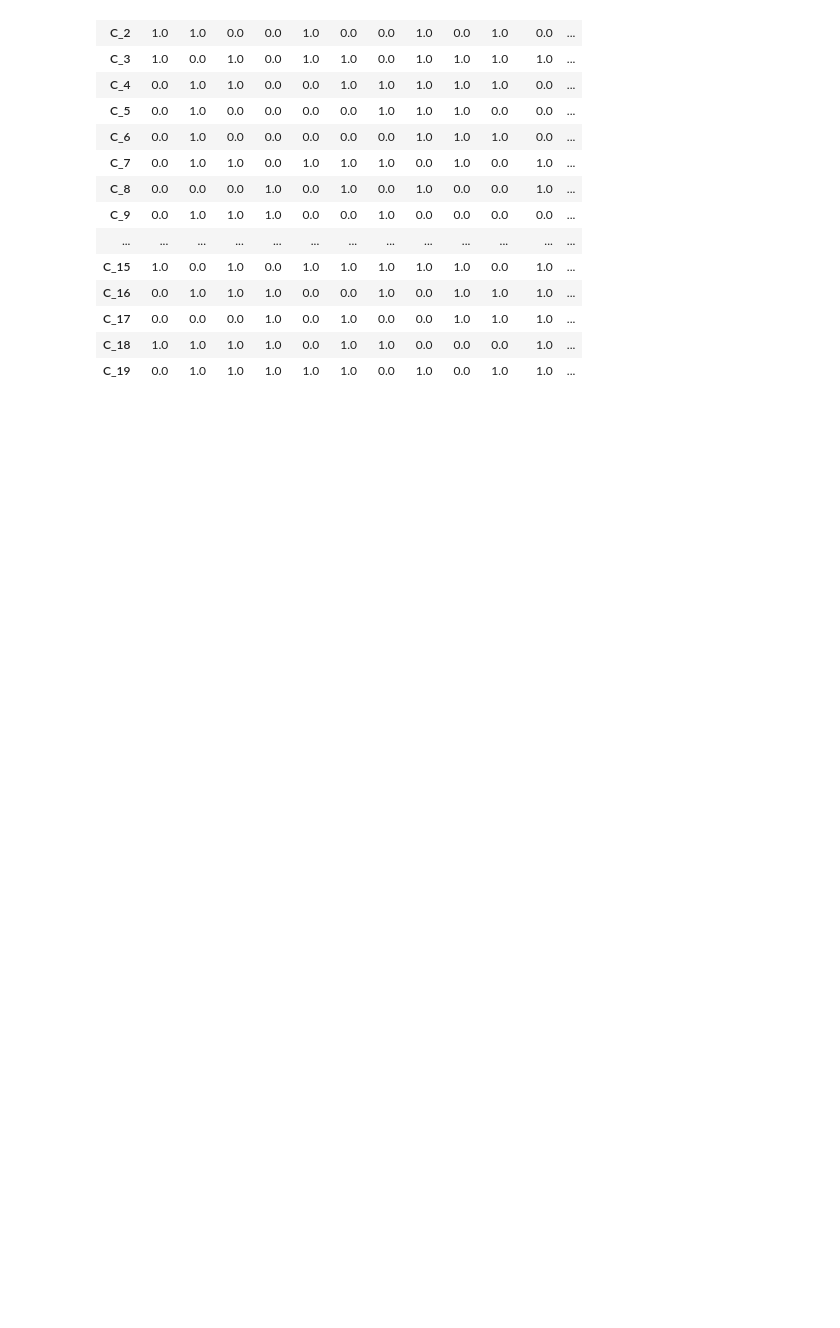
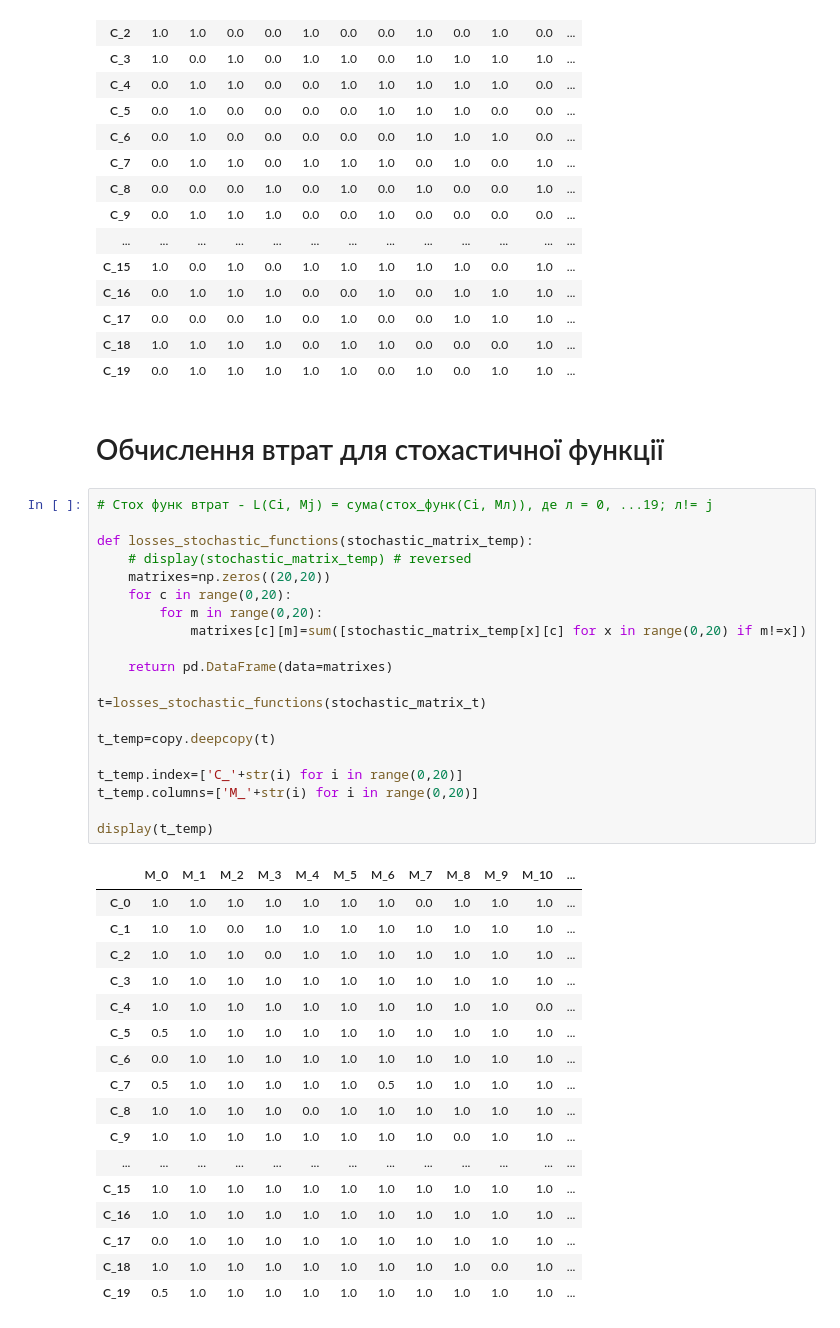
Before and after one commit to andrew-kolomiets/Cryptanalysis, a Jupyter notebook: code_06.ipynb, the cells around one changed output. Drawn from its saved outputs; the diff is of its cells as text; blank space fills up the shorter version.

Commit message:
Реалізовано функцію для обчислення втрат стохастичної вирішуючої функції.

```diff
--- a/code_06.ipynb
+++ b/code_06.ipynb
@@ -289,3 +289,43 @@ display(losses_deterministic_temp)
 | C_17 | 0.0 | 0.0 | 0.0 | 1.0 | 0.0 | 1.0 | 0.0 | 0.0 | 1.0 | 1.0 | 1.0 | ... |
 | C_18 | 1.0 | 1.0 | 1.0 | 1.0 | 0.0 | 1.0 | 1.0 | 0.0 | 0.0 | 0.0 | 1.0 | ... |
 | C_19 | 0.0 | 1.0 | 1.0 | 1.0 | 1.0 | 1.0 | 0.0 | 1.0 | 0.0 | 1.0 | 1.0 | ... |
+# %% [markdown]
+# Обчислення втрат для стохастичної функції
+# %%
+# Стох функ втрат - L(Ci, Mj) = сума(стох_функ(Ci, Мл)), де л = 0, ...19; л!= j
+
+def losses_stochastic_functions(stochastic_matrix_temp):
+    # display(stochastic_matrix_temp) # reversed
+    matrixes=np.zeros((20,20))
+    for c in range(0,20):
+        for m in range(0,20):
+            matrixes[c][m]=sum([stochastic_matrix_temp[x][c] for x in range(0,20) if m!=x])
+
+    return pd.DataFrame(data=matrixes)
+
+t=losses_stochastic_functions(stochastic_matrix_t)
+
+t_temp=copy.deepcopy(t)
+
+t_temp.index=['C_'+str(i) for i in range(0,20)]
+t_temp.columns=['M_'+str(i) for i in range(0,20)]
+
+display(t_temp)
+# %% [output]
+|  | M_0 | M_1 | M_2 | M_3 | M_4 | M_5 | M_6 | M_7 | M_8 | M_9 | M_10 | ... |
+| C_0 | 1.0 | 1.0 | 1.0 | 1.0 | 1.0 | 1.0 | 1.0 | 0.0 | 1.0 | 1.0 | 1.0 | ... |
+| C_1 | 1.0 | 1.0 | 0.0 | 1.0 | 1.0 | 1.0 | 1.0 | 1.0 | 1.0 | 1.0 | 1.0 | ... |
+| C_2 | 1.0 | 1.0 | 1.0 | 0.0 | 1.0 | 1.0 | 1.0 | 1.0 | 1.0 | 1.0 | 1.0 | ... |
+| C_3 | 1.0 | 1.0 | 1.0 | 1.0 | 1.0 | 1.0 | 1.0 | 1.0 | 1.0 | 1.0 | 1.0 | ... |
+| C_4 | 1.0 | 1.0 | 1.0 | 1.0 | 1.0 | 1.0 | 1.0 | 1.0 | 1.0 | 1.0 | 0.0 | ... |
+| C_5 | 0.5 | 1.0 | 1.0 | 1.0 | 1.0 | 1.0 | 1.0 | 1.0 | 1.0 | 1.0 | 1.0 | ... |
+| C_6 | 0.0 | 1.0 | 1.0 | 1.0 | 1.0 | 1.0 | 1.0 | 1.0 | 1.0 | 1.0 | 1.0 | ... |
+| C_7 | 0.5 | 1.0 | 1.0 | 1.0 | 1.0 | 1.0 | 0.5 | 1.0 | 1.0 | 1.0 | 1.0 | ... |
+| C_8 | 1.0 | 1.0 | 1.0 | 1.0 | 0.0 | 1.0 | 1.0 | 1.0 | 1.0 | 1.0 | 1.0 | ... |
+| C_9 | 1.0 | 1.0 | 1.0 | 1.0 | 1.0 | 1.0 | 1.0 | 1.0 | 0.0 | 1.0 | 1.0 | ... |
+| ... | ... | ... | ... | ... | ... | ... | ... | ... | ... | ... | ... | ... |
+| C_15 | 1.0 | 1.0 | 1.0 | 1.0 | 1.0 | 1.0 | 1.0 | 1.0 | 1.0 | 1.0 | 1.0 | ... |
+| C_16 | 1.0 | 1.0 | 1.0 | 1.0 | 1.0 | 1.0 | 1.0 | 1.0 | 1.0 | 1.0 | 1.0 | ... |
+| C_17 | 0.0 | 1.0 | 1.0 | 1.0 | 1.0 | 1.0 | 1.0 | 1.0 | 1.0 | 1.0 | 1.0 | ... |
+| C_18 | 1.0 | 1.0 | 1.0 | 1.0 | 1.0 | 1.0 | 1.0 | 1.0 | 1.0 | 0.0 | 1.0 | ... |
+| C_19 | 0.5 | 1.0 | 1.0 | 1.0 | 1.0 | 1.0 | 1.0 | 1.0 | 1.0 | 1.0 | 1.0 | ... |
```
